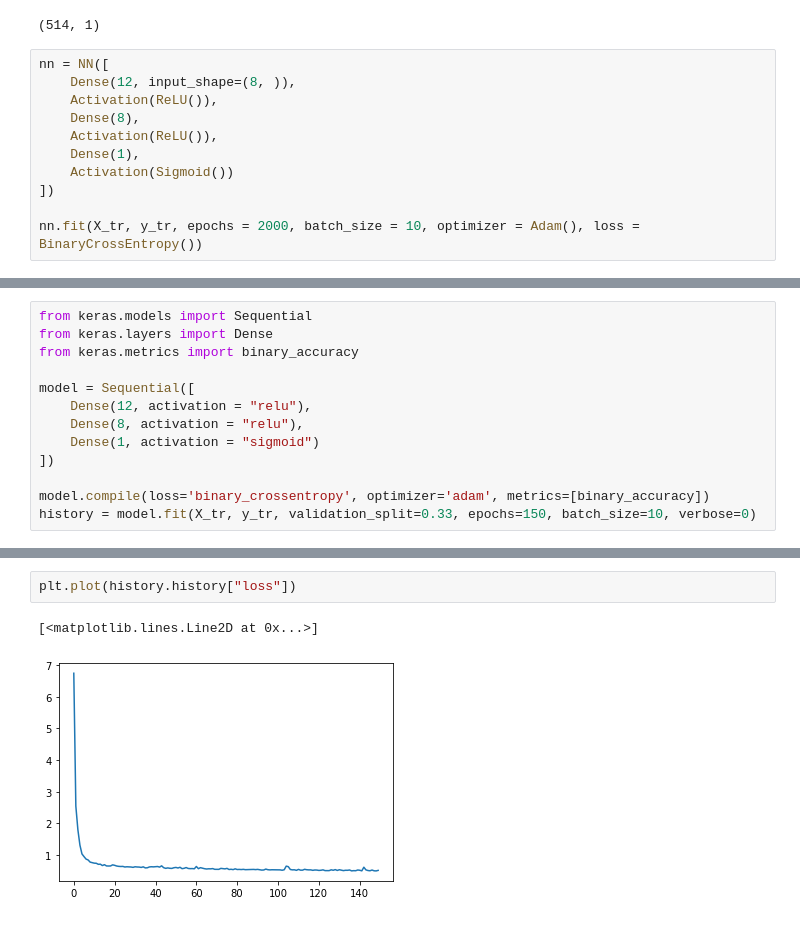
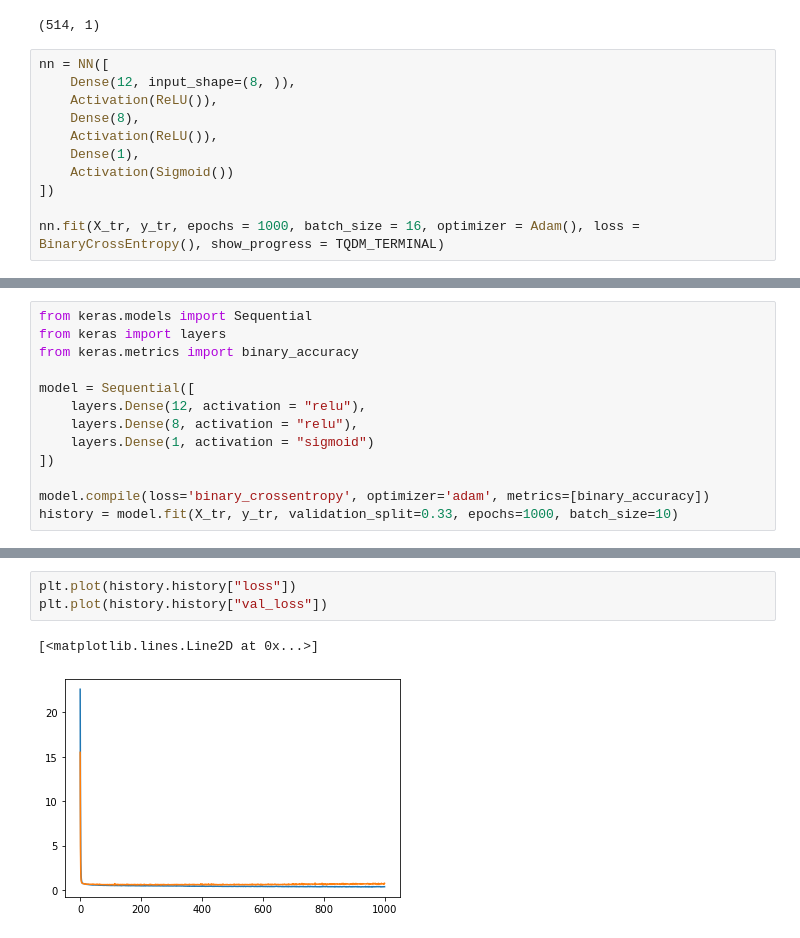
Before and after one commit to clueless-skywatcher/neuroboa, a Jupyter notebook: Pima Indians.ipynb, the cells around one changed output, grey strips where cells are left out. Cells and saved outputs as stored; diff of their text form.

```diff
--- a/Pima Indians.ipynb
+++ b/Pima Indians.ipynb
@@ -30,5 +31,5 @@ nn = NN([
     Activation(Sigmoid())
 ])
 
-nn.fit(X_tr, y_tr, epochs = 2000, batch_size = 10, optimizer = Adam(), loss = BinaryCrossEntropy())
+nn.fit(X_tr, y_tr, epochs = 1000, batch_size = 16, optimizer = Adam(), loss = BinaryCrossEntropy(), show_progress = TQDM_TERMINAL)
 # %%
@@ -43,13 +44,13 @@ Plot: True
 # %%
 from keras.models import Sequential
-from keras.layers import Dense
+from keras import layers
 from keras.metrics import binary_accuracy
 
 model = Sequential([
-    Dense(12, activation = "relu"),
-    Dense(8, activation = "relu"),
-    Dense(1, activation = "sigmoid")
+    layers.Dense(12, activation = "relu"),
+    layers.Dense(8, activation = "relu"),
+    layers.Dense(1, activation = "sigmoid")
 ])
 
 model.compile(loss='binary_crossentropy', optimizer='adam', metrics=[binary_accuracy])
-history = model.fit(X_tr, y_tr, validation_split=0.33, epochs=150, batch_size=10, verbose=0)
+history = model.fit(X_tr, y_tr, validation_split=0.33, epochs=1000, batch_size=10)
@@ -56,5 +75,6 @@ history = model.fit(X_tr, y_tr, validation_split=0.33, epochs=150, batch_size=10
 # %%
 plt.plot(history.history["loss"])
+plt.plot(history.history["val_loss"])
 # %% [output]
 [<matplotlib.lines.Line2D at 0x...>]
-[figure, old version]
+[figure, new version]
```
Also changed, not shown: parts of 6 cells of this notebook, 4 other files.
